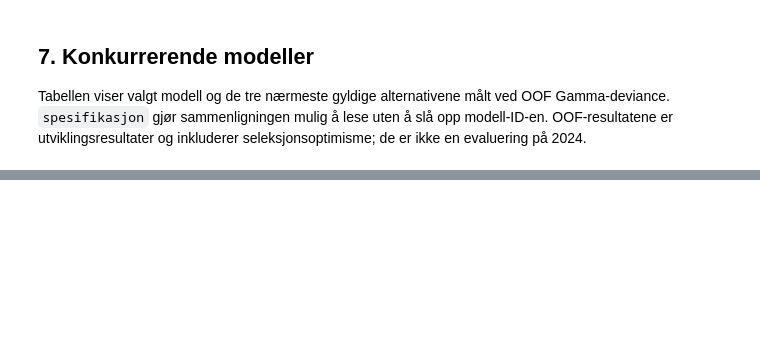
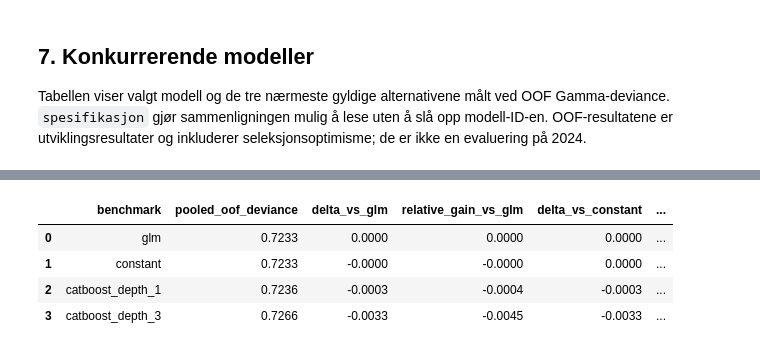
Before and after one commit to MarkusBjerkaas/Motor-Insurance-GLM-ML, a Jupyter notebook: glm_pricing_severity.ipynb, the cells around one changed output, grey strips where cells are left out. Saved outputs shown, nothing was run; the diff lists cells and outputs as text; code cells hidden in the pictures; blank space fills up the shorter version.

```diff
--- a/glm_pricing_severity.ipynb
+++ b/glm_pricing_severity.ipynb
@@ -421,0 +476,8 @@ display(decision_table.round(4))
+# %%
+display(build_residual_diagnostic_summary(residual_diagnostics).round(4))
+# %% [output]
+|  | benchmark | pooled_oof_deviance | delta_vs_glm | relative_gain_vs_glm | delta_vs_constant | ... |
+| 0 | glm | 0.7233 | 0.0000 | 0.0000 | 0.0000 | ... |
+| 1 | constant | 0.7233 | -0.0000 | -0.0000 | 0.0000 | ... |
+| 2 | catboost_depth_1 | 0.7236 | -0.0003 | -0.0004 | -0.0003 | ... |
+| 3 | catboost_depth_3 | 0.7266 | -0.0033 | -0.0045 | -0.0033 | ... |
```
Also changed, not shown: parts of 14 cells of this notebook, 7 other files.
